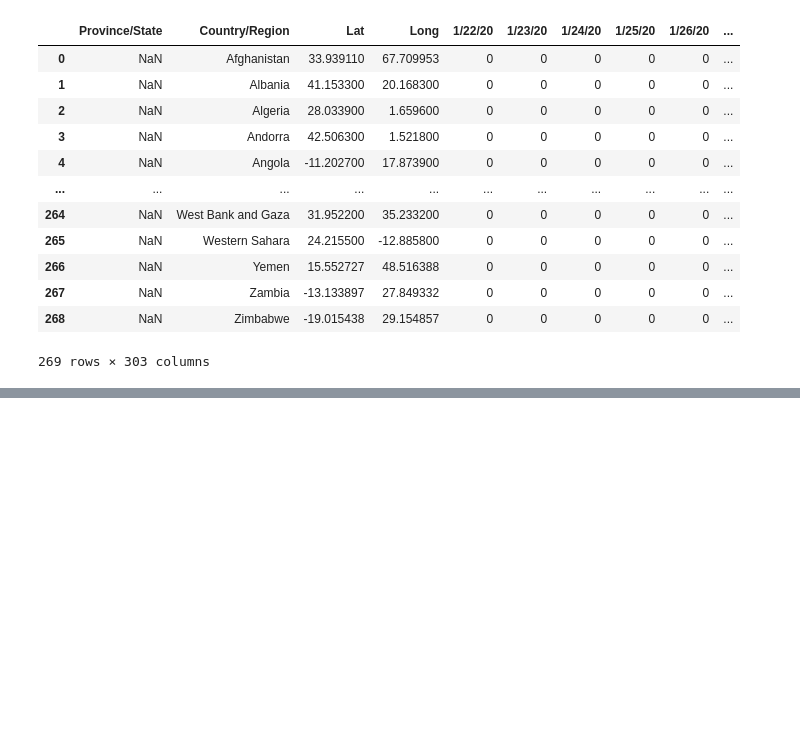
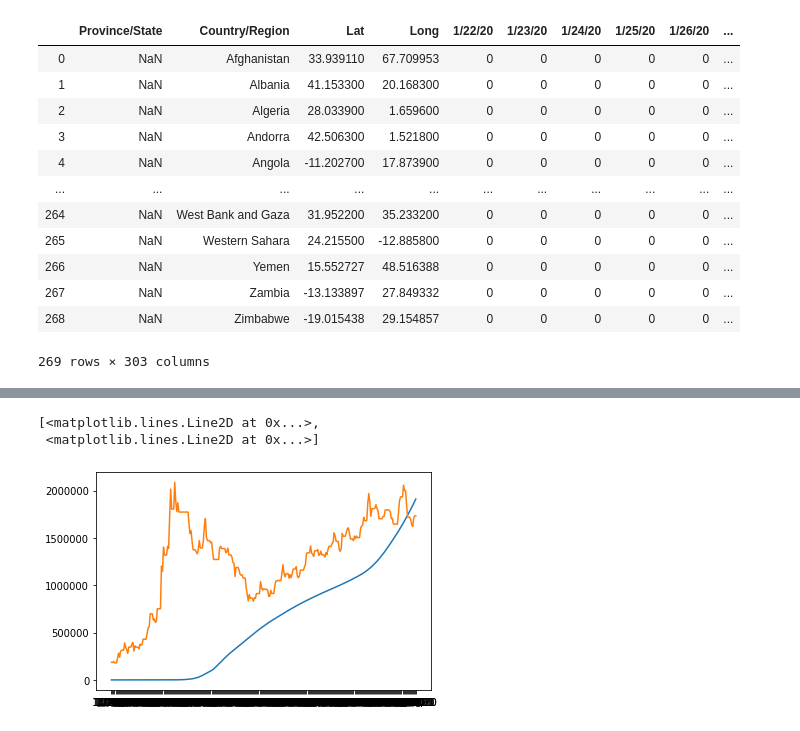
Before and after one commit to MaximNosko/KKR, a Jupyter notebook: KKR.ipynb, the cells around one changed output, grey strips where cells are left out. Drawn from its saved outputs; the diff is of its cells as text; code cells hidden in the pictures; blank space fills up the shorter version.

```diff
--- a/KKR.ipynb
+++ b/KKR.ipynb
@@ -106,0 +83,15 @@ m
+# %%
+time_start=time.time()
+t=getByCountry(m,209,"Россия")
+t["США"]=getByCountry(m,244,"США")
+t["Германия"]=getByCountry(m,130,"Германия")
+t["Великобритания"]=getByCountry(m,258,"Великобритания")
+print(time.time()-time_start)
+t["Всего"]=getForEarth(m)
+setPercentage(t,nas)
+getKurs(t)
+fixKurs(t,"Доллар США")
+fixKurs(t,"Евро")
+t["Доллар/Евро"]=t["Доллар США"]/t["Евро"]
+t["Евро/Доллар"]=t["Евро"]/t["Доллар США"]
+t
@@ -106,0 +181,8 @@ m
+# %%
+import matplotlib.pyplot as plt
+
+plt.plot(t.index, t['Россия'],(t['Доллар США']-60)*100000)
+# %% [output]
+[<matplotlib.lines.Line2D at 0x...>,
+ <matplotlib.lines.Line2D at 0x...>]
+[figure, added]
```
Also changed, not shown: parts of 24 cells of this notebook, 2 other files.
